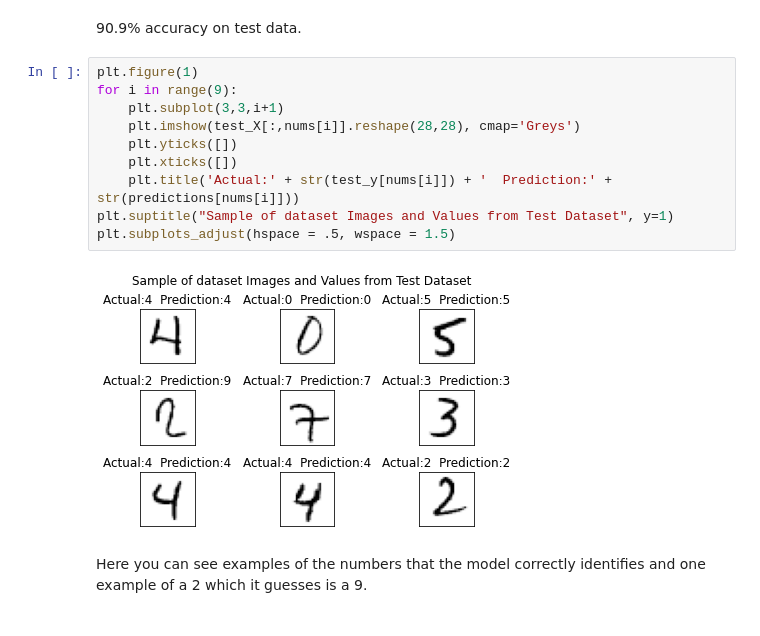
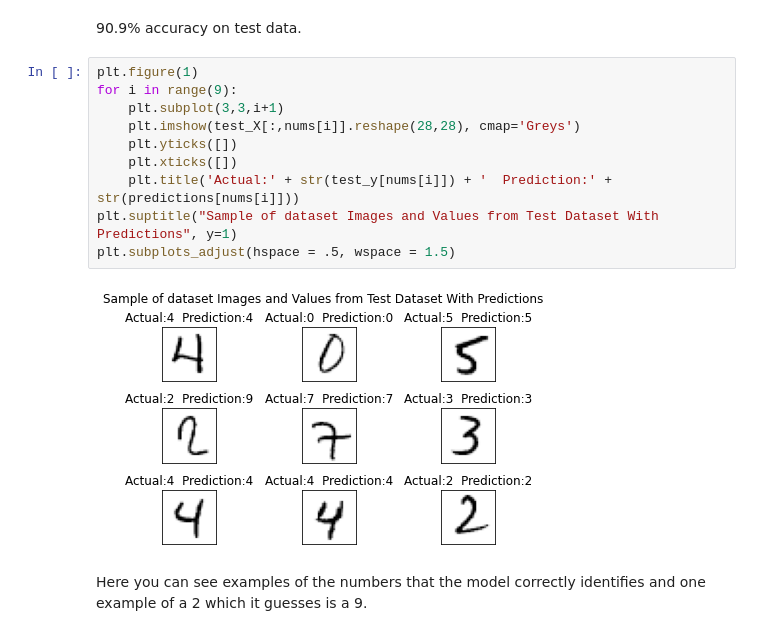
Before and after one commit to patrick-naylor/MNIST-Neural-Network-From-Scratch, a Jupyter notebook: Neural_Net_From_Scratch.ipynb, the cells around one changed output. Saved outputs shown, nothing was run; the diff lists cells and outputs as text.

```diff
--- a/Neural_Net_From_Scratch.ipynb
+++ b/Neural_Net_From_Scratch.ipynb
@@ -246,15 +258,15 @@ Solutions:
 # %%
 plt.figure(1)
 for i in range(9):
     plt.subplot(3,3,i+1)
     plt.imshow(test_X[:,nums[i]].reshape(28,28), cmap='Greys')
     plt.yticks([])
     plt.xticks([])
     plt.title('Actual:' + str(test_y[nums[i]]) + '  Prediction:' + str(predictions[nums[i]]))
-plt.suptitle("Sample of dataset Images and Values from Test Dataset", y=1)
+plt.suptitle("Sample of dataset Images and Values from Test Dataset With Predictions", y=1)
 plt.subplots_adjust(hspace = .5, wspace = 1.5)
 # %% [output]
-[figure, old version]
+[figure, new version]
 # %% [markdown]
 Here you can see examples of the numbers that the model correctly identifies and one example of a 2 which it guesses is a 9.
 # %% [markdown]
```
Also changed, not shown: parts of 6 cells of this notebook.
